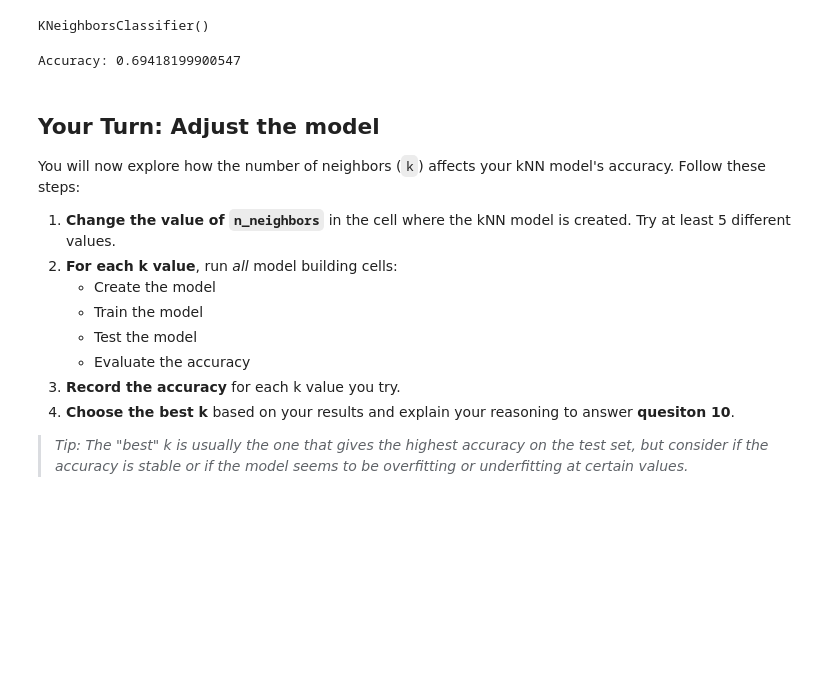
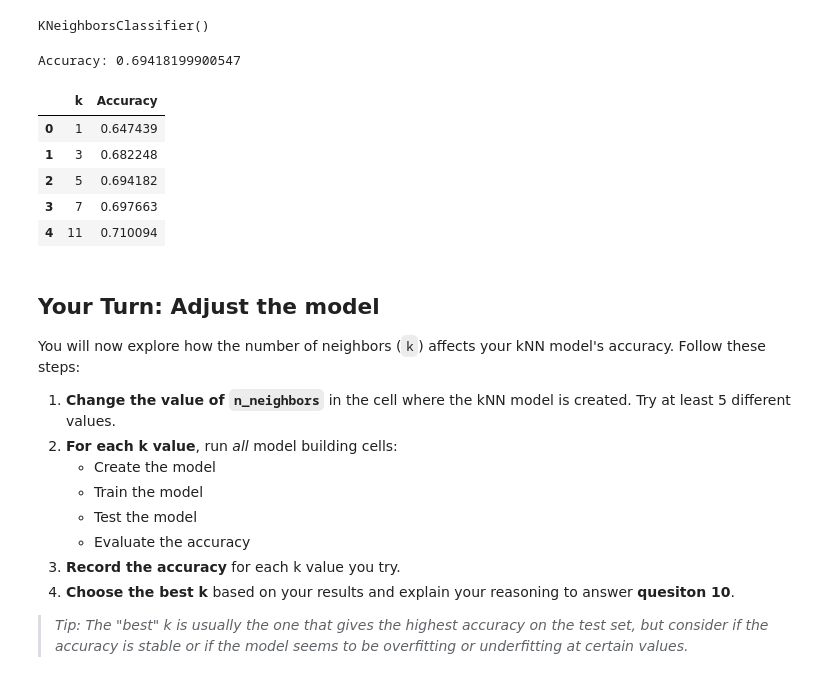
Before and after one commit to PaulChen0508/DS1001-LABS-Projects, a Jupyter notebook: LABS-10_Analytics.ipynb, the cells around one changed output. Saved outputs shown, nothing was run; the diff lists cells and outputs as text; code cells hidden in the pictures; blank space fills up the shorter version.

```diff
--- a/LABS-10_Analytics.ipynb
+++ b/LABS-10_Analytics.ipynb
@@ -529,3 +488,6 @@ Testing: (2011, 55) (2011,)
+# %%
+# train test split
+features_train, features_test, target_train, target_test = train_test_split(features, target, test_size=0.2, random_state=45)
 # %% [markdown]
 ## Create the model
 
@@ -556,12 +518,28 @@ KNeighborsClassifier()
 # Test the model
 
 target_predicted = knn.predict(features_test)
-# %%
-# Evaluate the model
-
-print("Accuracy:", accuracy_score(target_test, target_predicted))
-# %% [output]
-Accuracy: 0.69418199900547
+# %%
+# Evaluate the model
+
+print("Accuracy:", accuracy_score(target_test, target_predicted))
+
+# Compare five k values on the same train/test split
+k_results = []
+for k in [1, 3, 5, 7, 11]:
+    candidate = KNeighborsClassifier(n_neighbors=k)
+    candidate.fit(features_train, target_train)
+    predicted = candidate.predict(features_test)
+    k_results.append({'k': k, 'Accuracy': accuracy_score(target_test, predicted)})
+
+pd.DataFrame(k_results)
+# %% [output]
+Accuracy: 0.69418199900547
+|  | k | Accuracy |
+| 0 | 1 | 0.647439 |
+| 1 | 3 | 0.682248 |
+| 2 | 5 | 0.694182 |
+| 3 | 7 | 0.697663 |
+| 4 | 11 | 0.710094 |
 # %% [markdown]
 ## Your Turn: Adjust the model
 
```
Also changed, not shown: parts of 36 cells of this notebook.
